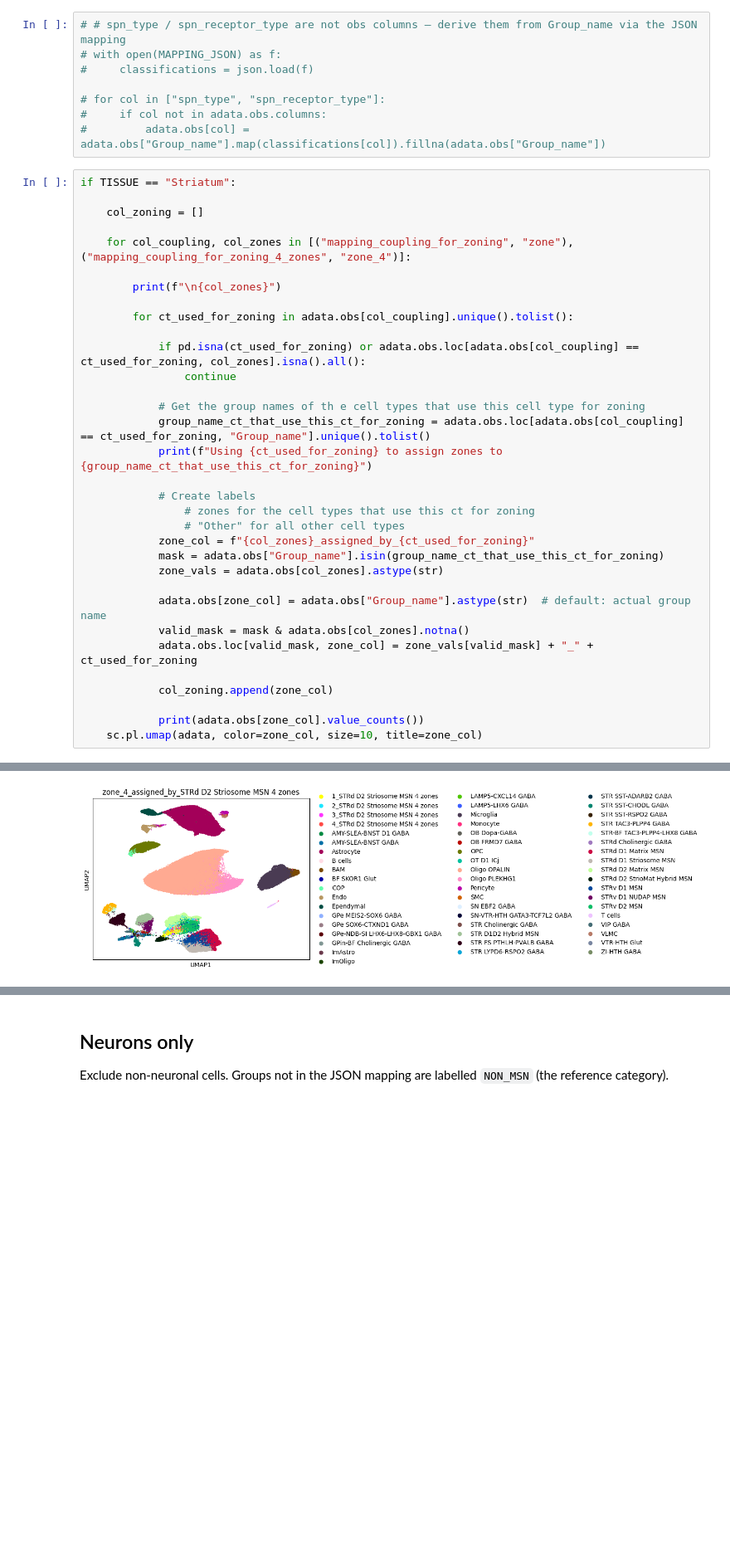
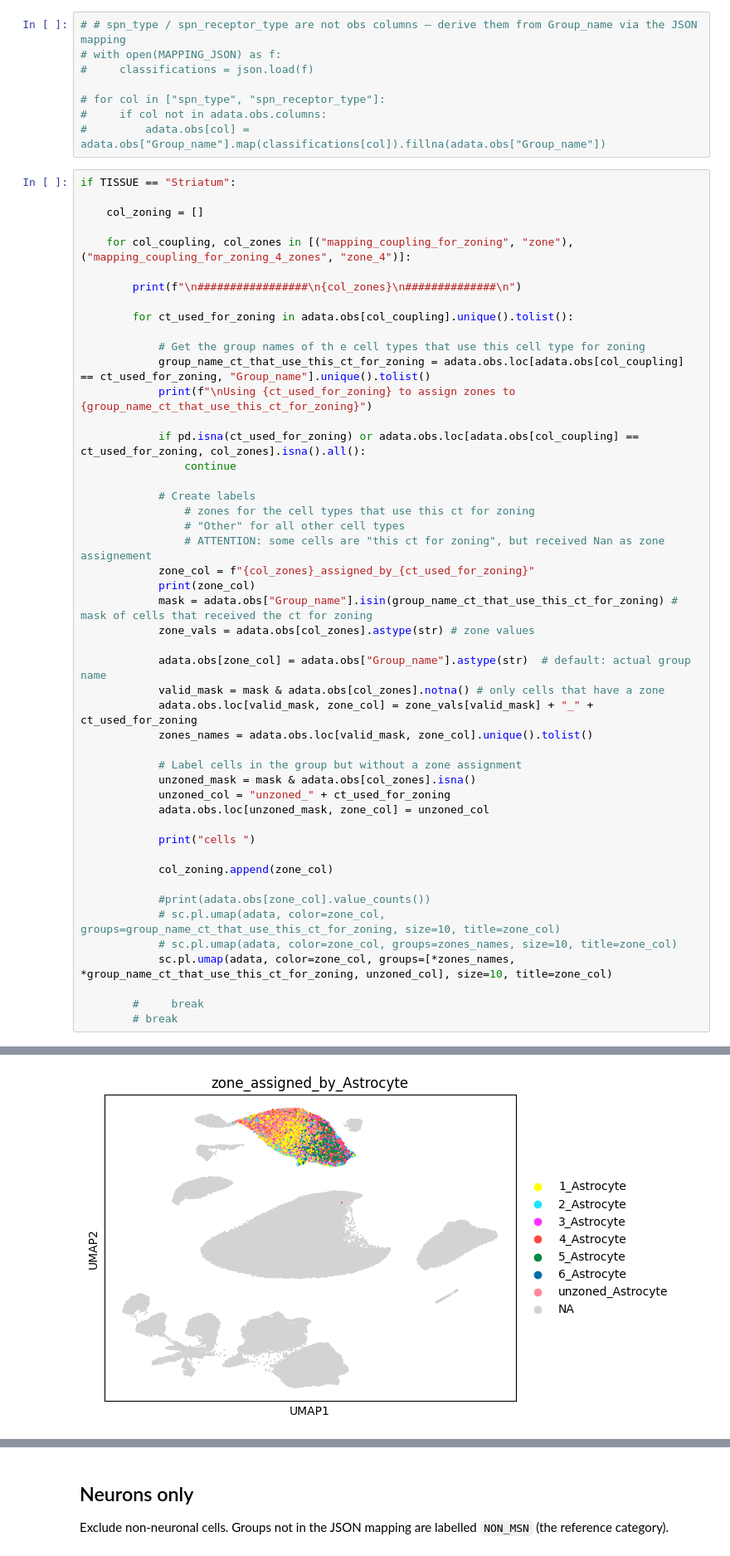
Before and after one commit to 8gabri8/XDP, a Jupyter notebook: script/NucSeq/DA/crumblr_DA.ipynb, the cells around one changed output, grey strips where cells are left out. Shown at 83% size. Cells and saved outputs as stored; diff of their text form; blank space fills up the shorter version.

```diff
--- a/script/NucSeq/DA/crumblr_DA.ipynb
+++ b/script/NucSeq/DA/crumblr_DA.ipynb
@@ -177,30 +174,45 @@ if TISSUE == "Striatum":
 
     for col_coupling, col_zones in [("mapping_coupling_for_zoning", "zone"), ("mapping_coupling_for_zoning_4_zones", "zone_4")]:
 
-        print(f"\n{col_zones}")
+        print(f"\n#################\n{col_zones}\n##############\n")
 
         for ct_used_for_zoning in adata.obs[col_coupling].unique().tolist():
+
+            # Get the group names of th e cell types that use this cell type for zoning
+            group_name_ct_that_use_this_ct_for_zoning = adata.obs.loc[adata.obs[col_coupling] == ct_used_for_zoning, "Group_name"].unique().tolist()
+            print(f"\nUsing {ct_used_for_zoning} to assign zones to {group_name_ct_that_use_this_ct_for_zoning}")
 
             if pd.isna(ct_used_for_zoning) or adata.obs.loc[adata.obs[col_coupling] == ct_used_for_zoning, col_zones].isna().all():
                 continue
 
-            # Get the group names of th e cell types that use this cell type for zoning
-            group_name_ct_that_use_this_ct_for_zoning = adata.obs.loc[adata.obs[col_coupling] == ct_used_for_zoning, "Group_name"].unique().tolist()
-            print(f"Using {ct_used_for_zoning} to assign zones to {group_name_ct_that_use_this_ct_for_zoning}")
-
             # Create labels
                 # zones for the cell types that use this ct for zoning
                 # "Other" for all other cell types
+                # ATTENTION: some cells are "this ct for zoning", but received Nan as zone assignement
             zone_col = f"{col_zones}_assigned_by_{ct_used_for_zoning}"
-            mask = adata.obs["Group_name"].isin(group_name_ct_that_use_this_ct_for_zoning)
-            zone_vals = adata.obs[col_zones].astype(str)
+            print(zone_col)
+            mask = adata.obs["Group_name"].isin(group_name_ct_that_use_this_ct_for_zoning) # mask of cells that received the ct for zoning
+            zone_vals = adata.obs[col_zones].astype(str) # zone values
 
             adata.obs[zone_col] = adata.obs["Group_name"].astype(str)  # default: actual group name
-            valid_mask = mask & adata.obs[col_zones].notna()
+            valid_mask = mask & adata.obs[col_zones].notna() # only cells that have a zone
             adata.obs.loc[valid_mask, zone_col] = zone_vals[valid_mask] + "_" + ct_used_for_zoning
+            zones_names = adata.obs.loc[valid_mask, zone_col].unique().tolist()
+
+            # Label cells in the group but without a zone assignment
+            unzoned_mask = mask & adata.obs[col_zones].isna()
+            unzoned_col = "unzoned_" + ct_used_for_zoning
+            adata.obs.loc[unzoned_mask, zone_col] = unzoned_col
+
+            print("cells ")
 
             col_zoning.append(zone_col)
 
-            print(adata.obs[zone_col].value_counts())
-    sc.pl.umap(adata, color=zone_col, size=10, title=zone_col)
+            #print(adata.obs[zone_col].value_counts())
+            # sc.pl.umap(adata, color=zone_col, groups=group_name_ct_that_use_this_ct_for_zoning, size=10, title=zone_col)
+            # sc.pl.umap(adata, color=zone_col, groups=zones_names, size=10, title=zone_col)
+            sc.pl.umap(adata, color=zone_col, groups=[*zones_names, *group_name_ct_that_use_this_ct_for_zoning, unzoned_col], size=10, title=zone_col)
+
+        #     break
+        # break
 # %% [output]
@@ -224 +227 @@ Name: count, dtype: int64
-[figure, old version]
+[figure, new version]
```
Also changed, not shown: parts of 10 cells of this notebook, 6 other files.
